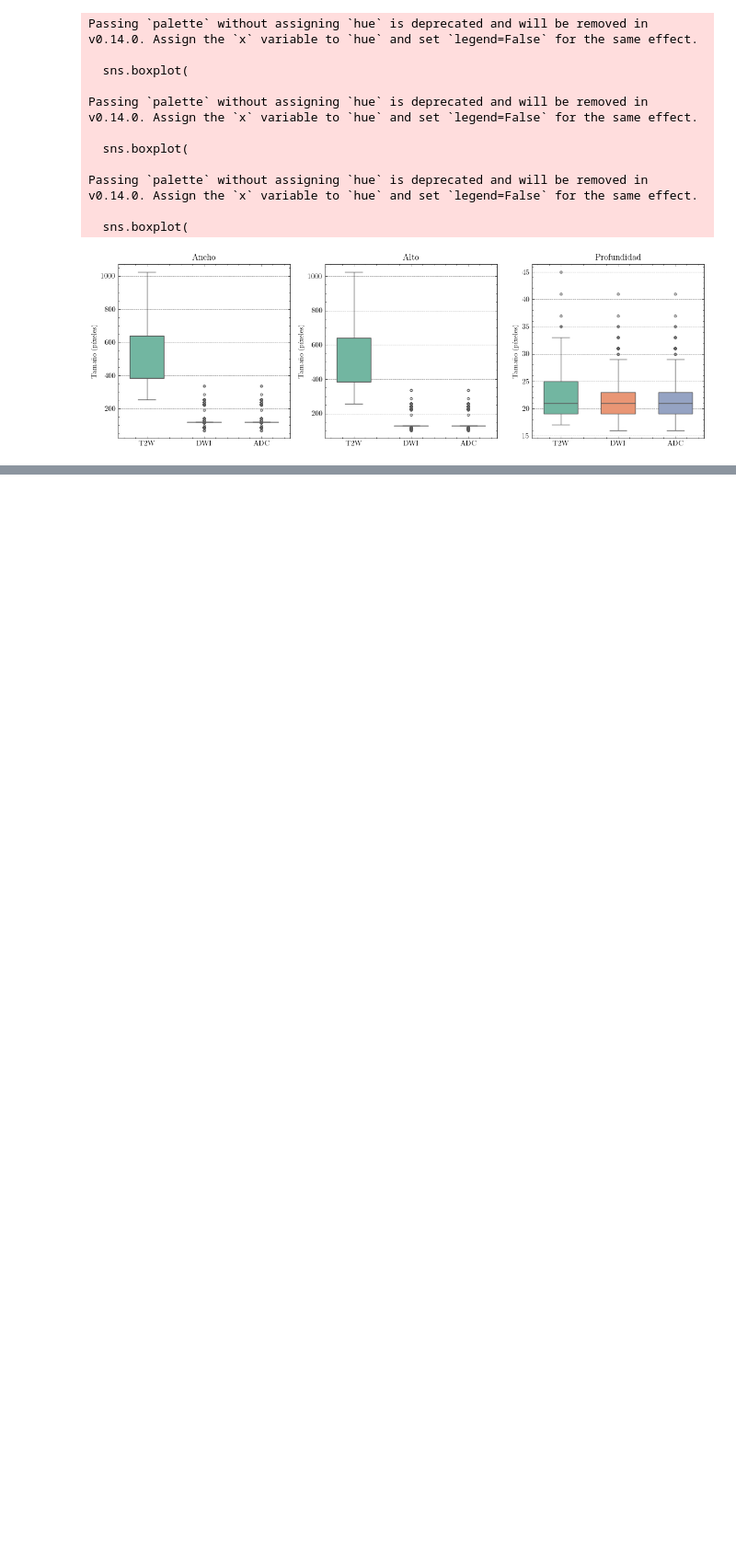
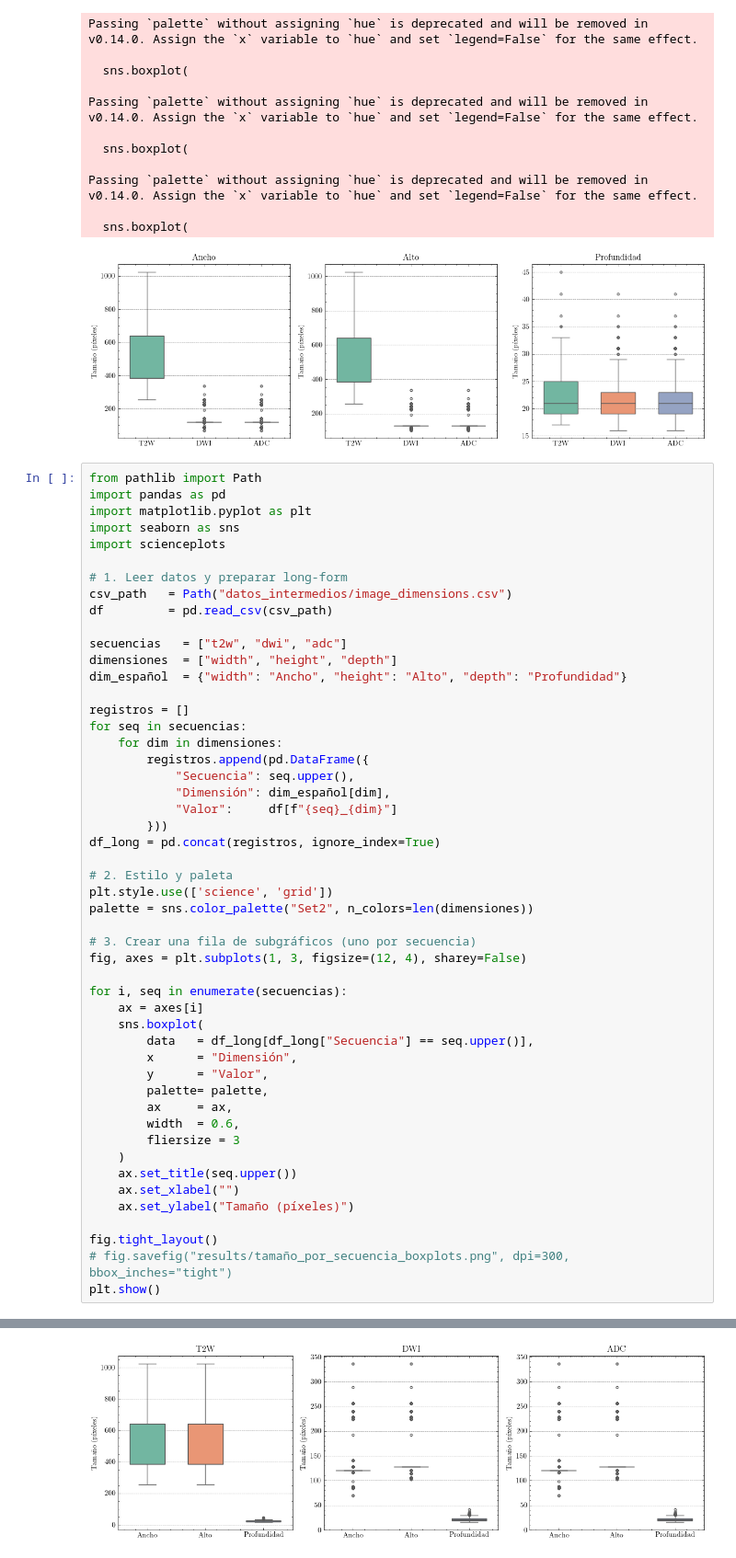
Before and after one commit to jose-valero-sanchis/prostate_cancer_TFG, a Jupyter notebook: data_analysis/image_size.ipynb, the cells around one changed output, grey strips where cells are left out. Shown at 92% size. Drawn from its saved outputs; the diff is of its cells as text; blank space fills up the shorter version.

```diff
--- a/data_analysis/image_size.ipynb
+++ b/data_analysis/image_size.ipynb
@@ -177,3 +177,54 @@ Passing `palette` without assigning `hue` is deprecated and will be removed in v
 
   sns.boxplot(
 [figure]
+# %%
+from pathlib import Path
+import pandas as pd
+import matplotlib.pyplot as plt
+import seaborn as sns
+import scienceplots
+
+# 1. Leer datos y preparar long-form
+csv_path   = Path("datos_intermedios/image_dimensions.csv")
+df         = pd.read_csv(csv_path)
+
+secuencias   = ["t2w", "dwi", "adc"]
+dimensiones  = ["width", "height", "depth"]
+dim_español  = {"width": "Ancho", "height": "Alto", "depth": "Profundidad"}
+
+registros = []
+for seq in secuencias:
+    for dim in dimensiones:
+        registros.append(pd.DataFrame({
+            "Secuencia": seq.upper(),
+            "Dimensión": dim_español[dim],
+            "Valor":     df[f"{seq}_{dim}"]
+        }))
+df_long = pd.concat(registros, ignore_index=True)
+
+# 2. Estilo y paleta
+plt.style.use(['science', 'grid'])
+palette = sns.color_palette("Set2", n_colors=len(dimensiones))
+
+# 3. Crear una fila de subgráficos (uno por secuencia)
+fig, axes = plt.subplots(1, 3, figsize=(12, 4), sharey=False)
+
+for i, seq in enumerate(secuencias):
+    ax = axes[i]
+    sns.boxplot(
+        data   = df_long[df_long["Secuencia"] == seq.upper()],
+        x      = "Dimensión",
+        y      = "Valor",
+        palette= palette,
+        ax     = ax,
+        width  = 0.6,
+        fliersize = 3
+    )
+    ax.set_title(seq.upper())
+    ax.set_xlabel("")
+    ax.set_ylabel("Tamaño (píxeles)")
+
+fig.tight_layout()
+# fig.savefig("results/tamaño_por_secuencia_boxplots.png", dpi=300, bbox_inches="tight")
+plt.show()
+# %% [output]
@@ -179,0 +242 @@ Passing `palette` without assigning `hue` is deprecated and will be removed in v
+[figure, added]
```
Also changed, not shown: parts of 1 cell of this notebook, 46 other files.
